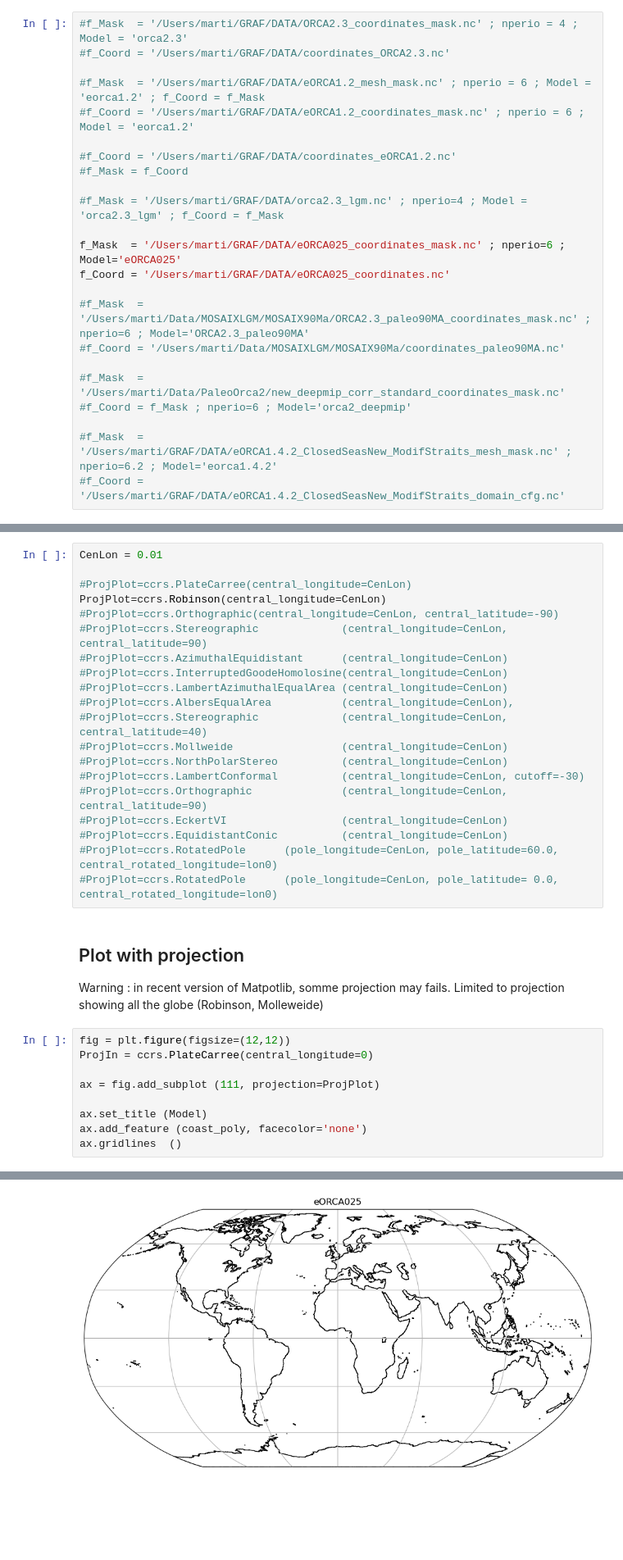
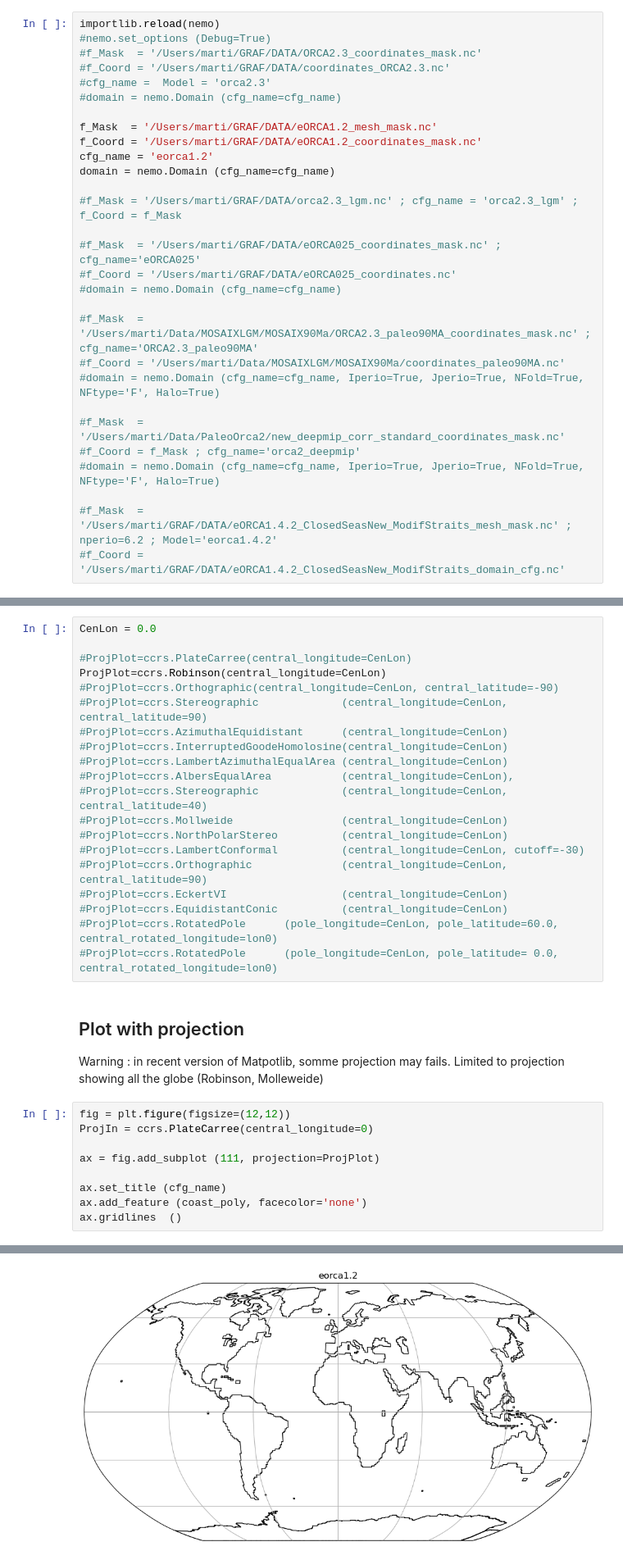
Before and after one commit to oliviermarti/IPSLCM-Utilities, a Jupyter notebook: CoastLine.ipynb, the cells around one changed output, grey strips where cells are left out. Shown at 82% size. Saved outputs shown, nothing was run; the diff lists cells and outputs as text; blank space fills up the shorter version.

```diff
--- a/CoastLine.ipynb
+++ b/CoastLine.ipynb
@@ -24,25 +24,31 @@ import shapely as shp
 # %% [markdown]
 # Choose ORCA config
 # %%
-#f_Mask  = '/Users/marti/GRAF/DATA/ORCA2.3_coordinates_mask.nc' ; nperio = 4 ; Model = 'orca2.3'
+importlib.reload(nemo)
+#nemo.set_options (Debug=True)
+#f_Mask  = '/Users/marti/GRAF/DATA/ORCA2.3_coordinates_mask.nc'
 #f_Coord = '/Users/marti/GRAF/DATA/coordinates_ORCA2.3.nc'
+#cfg_name =  Model = 'orca2.3'
+#domain = nemo.Domain (cfg_name=cfg_name)
 
-#f_Mask  = '/Users/marti/GRAF/DATA/eORCA1.2_mesh_mask.nc' ; nperio = 6 ; Model = 'eorca1.2' ; f_Coord = f_Mask
-#f_Coord = '/Users/marti/GRAF/DATA/eORCA1.2_coordinates_mask.nc' ; nperio = 6 ; Model = 'eorca1.2'
+f_Mask  = '/Users/marti/GRAF/DATA/eORCA1.2_mesh_mask.nc'
+f_Coord = '/Users/marti/GRAF/DATA/eORCA1.2_coordinates_mask.nc'
+cfg_name = 'eorca1.2'
+domain = nemo.Domain (cfg_name=cfg_name)
 
-#f_Coord = '/Users/marti/GRAF/DATA/coordinates_eORCA1.2.nc'
-#f_Mask = f_Coord
+#f_Mask = '/Users/marti/GRAF/DATA/orca2.3_lgm.nc' ; cfg_name = 'orca2.3_lgm' ; f_Coord = f_Mask
 
-#f_Mask = '/Users/marti/GRAF/DATA/orca2.3_lgm.nc' ; nperio=4 ; Model = 'orca2.3_lgm' ; f_Coord = f_Mask
+#f_Mask  = '/Users/marti/GRAF/DATA/eORCA025_coordinates_mask.nc' ; cfg_name='eORCA025'
+#f_Coord = '/Users/marti/GRAF/DATA/eORCA025_coordinates.nc'
+#domain = nemo.Domain (cfg_name=cfg_name)
 
-f_Mask  = '/Users/marti/GRAF/DATA/eORCA025_coordinates_mask.nc' ; nperio=6 ; Model='eORCA025'
-f_Coord = '/Users/marti/GRAF/DATA/eORCA025_coordinates.nc'
-
-#f_Mask  = '/Users/marti/Data/MOSAIXLGM/MOSAIX90Ma/ORCA2.3_paleo90MA_coordinates_mask.nc' ; nperio=6 ; Model='ORCA2.3_paleo90MA'
+#f_Mask  = '/Users/marti/Data/MOSAIXLGM/MOSAIX90Ma/ORCA2.3_paleo90MA_coordinates_mask.nc' ; cfg_name='ORCA2.3_paleo90MA'
 #f_Coord = '/Users/marti/Data/MOSAIXLGM/MOSAIX90Ma/coordinates_paleo90MA.nc'
+#domain = nemo.Domain (cfg_name=cfg_name, Iperio=True, Jperio=True, NFold=True, NFtype='F', Halo=True)
 
 #f_Mask  = '/Users/marti/Data/PaleoOrca2/new_deepmip_corr_standard_coordinates_mask.nc'
-#f_Coord = f_Mask ; nperio=6 ; Model='orca2_deepmip'
+#f_Coord = f_Mask ; cfg_name='orca2_deepmip'
+#domain = nemo.Domain (cfg_name=cfg_name, Iperio=True, Jperio=True, NFold=True, NFtype='F', Halo=True)
 
 #f_Mask  = '/Users/marti/GRAF/DATA/eORCA1.4.2_ClosedSeasNew_ModifStraits_mesh_mask.nc' ; nperio=6.2 ; Model='eorca1.4.2'
 #f_Coord = '/Users/marti/GRAF/DATA/eORCA1.4.2_ClosedSeasNew_ModifStraits_domain_cfg.nc'
@@ -420,7 +439,7 @@ fic.close ()
 # %%
 coast_poly = cartopy.feature.ShapelyFeature (coast_shp, ccrs.PlateCarree (central_longitude=0), facecolor='none')
 # %%
-CenLon = 0.01
+CenLon = 0.0
 
 #ProjPlot=ccrs.PlateCarree(central_longitude=CenLon)
 ProjPlot=ccrs.Robinson(central_longitude=CenLon)
@@ -446,15 +465,15 @@ Warning : in recent version of Matpotlib, somme projection may fails. Limited to
 # %%
 fig = plt.figure(figsize=(12,12))
 ProjIn = ccrs.PlateCarree(central_longitude=0)
 
 ax = fig.add_subplot (111, projection=ProjPlot)
 
-ax.set_title (Model)
+ax.set_title (cfg_name)
 ax.add_feature (coast_poly, facecolor='none')
 ax.gridlines  ()
 # %% [output]
 <cartopy.mpl.gridliner.Gridliner at 0x...>
-[figure, old version]
+[figure, new version]
 # %% [markdown]
 ## Plot with filling
 # %%
```
Also changed, not shown: parts of 19 cells of this notebook, 2 other files.
